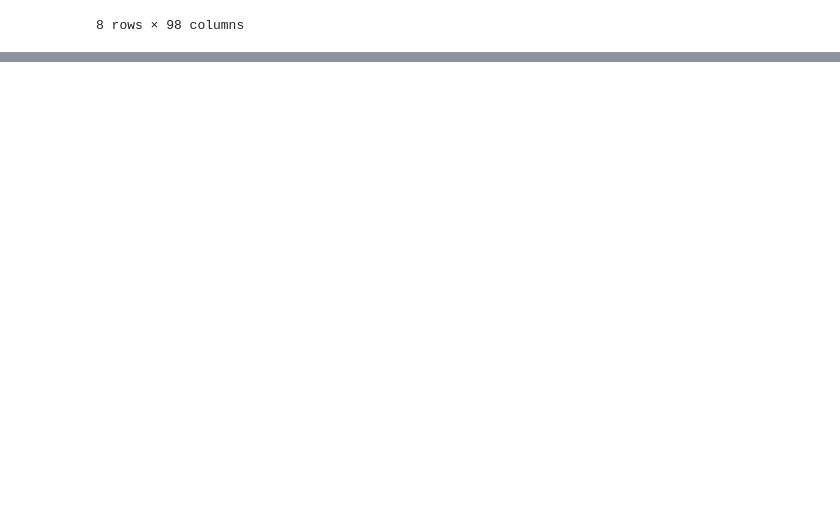
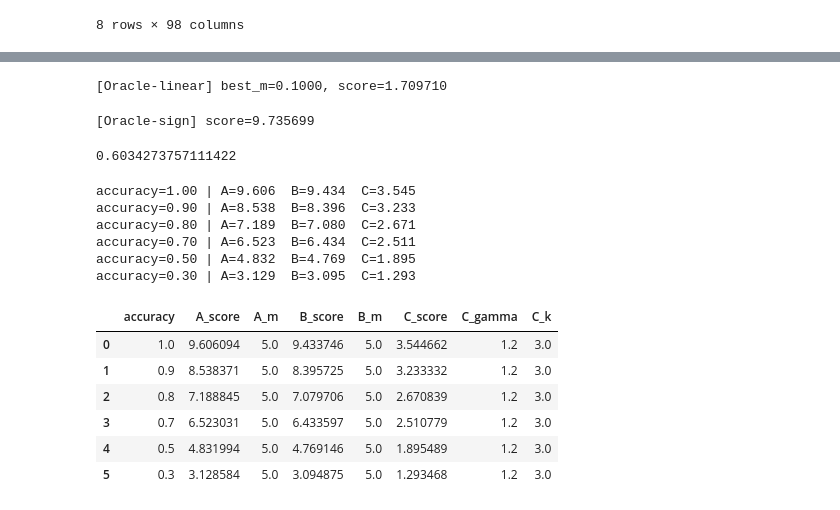
Before and after one commit to masa1357/Kaggle_Hull-Tactical---Market-Prediction, a Jupyter notebook: Analysis.ipynb, the cells around one changed output, grey strips where cells are left out. Cells and saved outputs as stored; diff of their text form; code cells hidden in the pictures; blank space fills up the shorter version.

```diff
--- a/Analysis.ipynb
+++ b/Analysis.ipynb
@@ -61,0 +158,45 @@ res # -> 0.8くらいが最適解っぽい
+# %%
+# 目的変数を編集することで，scoreをより高くできるか試す
+
+# case 1: 真値をそのままscoreに渡した場合
+# r: forward_returns（実現値）をそのまま使う＝完全予知の前提
+r = train['forward_returns'].to_numpy()
+
+m_grid = np.linspace(0.1, 10.0, 200)  # ここは状況に応じて広げる/狭める
+best = (-np.inf, None)
+
+for m in m_grid:
+    signal_multiplier=m
+    pred = convert_ret_to_signal(r, replace(ret_signal_params, signal_multiplier))
+    submission = pd.DataFrame({'prediction': pred})
+    s, _ = score(train[['forward_returns','risk_free_rate']].copy().reset_index(drop=True),
+                 submission.reset_index(drop=True), '', [])
+    if s > best[0]:
+        best = (s, m)
+
+best_score, best_m = best
+print(f"[Oracle-linear] best_m={best_m:.4f}, score={best_score:.6f}")
+# %% [output]
+[Oracle-linear] best_m=0.1000, score=1.709710
+# %%
+p = np.where(r > 0, 2.0, 0.0)  # 上限下限に張り付く極端な戦略
+submission = pd.DataFrame({'prediction': p})
+s_sign, _ = score(train[['forward_returns','risk_free_rate']].copy().reset_index(drop=True),
+                  submission.reset_index(drop=True), '', [])
+print(f"[Oracle-sign] score={s_sign:.6f}")
+# %% [output]
+[Oracle-sign] score=9.735699
+# %%
+sigma_daily = _ewma_vol_series(train['forward_returns'])
+sigma_ann = sigma_daily * np.sqrt(252)
+# 2) 市場水準に合わせた目標ボラ（ペナルティ閾値1.2と整合させるのがコツ）
+sigma_ref = np.nanmedian(sigma_ann)
+for gamma in np.linspace(0.8, 1.2, 9):  # 目標ボラ = gamma * 市場年率ボラ
+    ell = np.minimum(2.0, (gamma*sigma_ref) / (sigma_ann + 1e-6))
+    pred = convert_ret_to_signal(r, ret_signal_params, signal_multiplier=ell)
+    s, _ = score(train[['forward_returns','risk_free_rate']].copy().reset_index(drop=True),
+                 pd.DataFrame({'prediction': pred}), '', [])
+# %%
+s
+# %% [output]
+0.6034273757111422
@@ -61,0 +336,17 @@ res # -> 0.8くらいが最適解っぽい
+# %%
+results = run_oracle_simulations()
+display(results)
+# %% [output]
+accuracy=1.00 | A=9.606  B=9.434  C=3.545
+accuracy=0.90 | A=8.538  B=8.396  C=3.233
+accuracy=0.80 | A=7.189  B=7.080  C=2.671
+accuracy=0.70 | A=6.523  B=6.434  C=2.511
+accuracy=0.50 | A=4.832  B=4.769  C=1.895
+accuracy=0.30 | A=3.129  B=3.095  C=1.293
+|  | accuracy | A_score | A_m | B_score | B_m | C_score | C_gamma | C_k |
+| 0 | 1.0 | 9.606094 | 5.0 | 9.433746 | 5.0 | 3.544662 | 1.2 | 3.0 |
+| 1 | 0.9 | 8.538371 | 5.0 | 8.395725 | 5.0 | 3.233332 | 1.2 | 3.0 |
+| 2 | 0.8 | 7.188845 | 5.0 | 7.079706 | 5.0 | 2.670839 | 1.2 | 3.0 |
+| 3 | 0.7 | 6.523031 | 5.0 | 6.433597 | 5.0 | 2.510779 | 1.2 | 3.0 |
+| 4 | 0.5 | 4.831994 | 5.0 | 4.769146 | 5.0 | 1.895489 | 1.2 | 3.0 |
+| 5 | 0.3 | 3.128584 | 5.0 | 3.094875 | 5.0 | 1.293468 | 1.2 | 3.0 |
```
Also changed, not shown: parts of 11 cells of this notebook, 2 other files.
